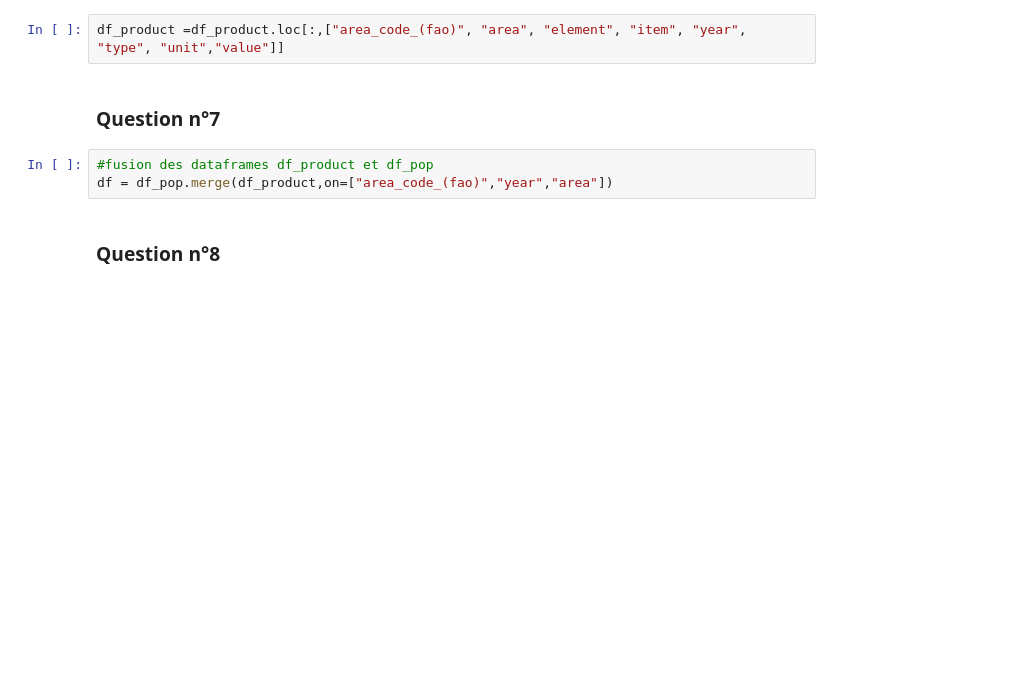
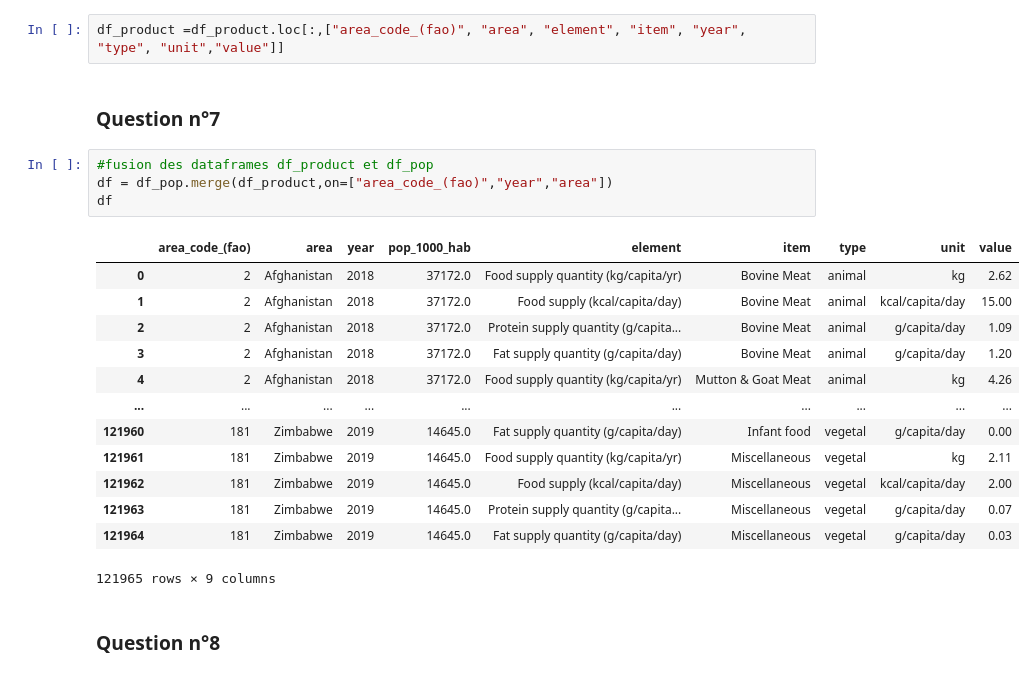
Before and after one commit to StevenDelval/PremierPasPandas, a Jupyter notebook: PremierPasPandas.ipynb, the cells around one changed output. Drawn from its saved outputs; the diff is of its cells as text; blank space fills up the shorter version.

```diff
--- a/PremierPasPandas.ipynb
+++ b/PremierPasPandas.ipynb
@@ -139,6 +150,21 @@ df_product =df_product.loc[:,["area_code_(fao)", "area", "element", "item", "yea
 # %%
 #fusion des dataframes df_product et df_pop
 df = df_pop.merge(df_product,on=["area_code_(fao)","year","area"])
+df
+# %% [output]
+|  | area_code_(fao) | area | year | pop_1000_hab | element | item | type | unit | value |
+| 0 | 2 | Afghanistan | 2018 | 37172.0 | Food supply quantity (kg/capita/yr) | Bovine Meat | animal | kg | 2.62 |
+| 1 | 2 | Afghanistan | 2018 | 37172.0 | Food supply (kcal/capita/day) | Bovine Meat | animal | kcal/capita/day | 15.00 |
+| 2 | 2 | Afghanistan | 2018 | 37172.0 | Protein supply quantity (g/capita... | Bovine Meat | animal | g/capita/day | 1.09 |
+| 3 | 2 | Afghanistan | 2018 | 37172.0 | Fat supply quantity (g/capita/day) | Bovine Meat | animal | g/capita/day | 1.20 |
+| 4 | 2 | Afghanistan | 2018 | 37172.0 | Food supply quantity (kg/capita/yr) | Mutton & Goat Meat | animal | kg | 4.26 |
+| ... | ... | ... | ... | ... | ... | ... | ... | ... | ... |
+| 121960 | 181 | Zimbabwe | 2019 | 14645.0 | Fat supply quantity (g/capita/day) | Infant food | vegetal | g/capita/day | 0.00 |
+| 121961 | 181 | Zimbabwe | 2019 | 14645.0 | Food supply quantity (kg/capita/yr) | Miscellaneous | vegetal | kg | 2.11 |
+| 121962 | 181 | Zimbabwe | 2019 | 14645.0 | Food supply (kcal/capita/day) | Miscellaneous | vegetal | kcal/capita/day | 2.00 |
+| 121963 | 181 | Zimbabwe | 2019 | 14645.0 | Protein supply quantity (g/capita... | Miscellaneous | vegetal | g/capita/day | 0.07 |
+| 121964 | 181 | Zimbabwe | 2019 | 14645.0 | Fat supply quantity (g/capita/day) | Miscellaneous | vegetal | g/capita/day | 0.03 |
+121965 rows × 9 columns
 # %% [markdown]
 ### Question n°8
 # %%
```
Also changed, not shown: parts of 12 cells of this notebook.
